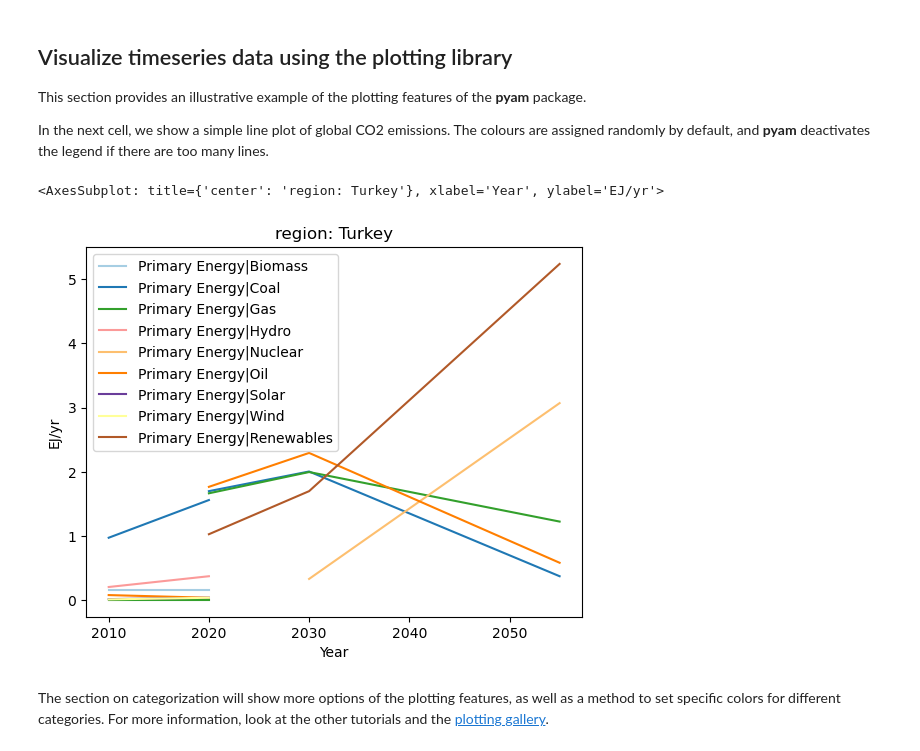
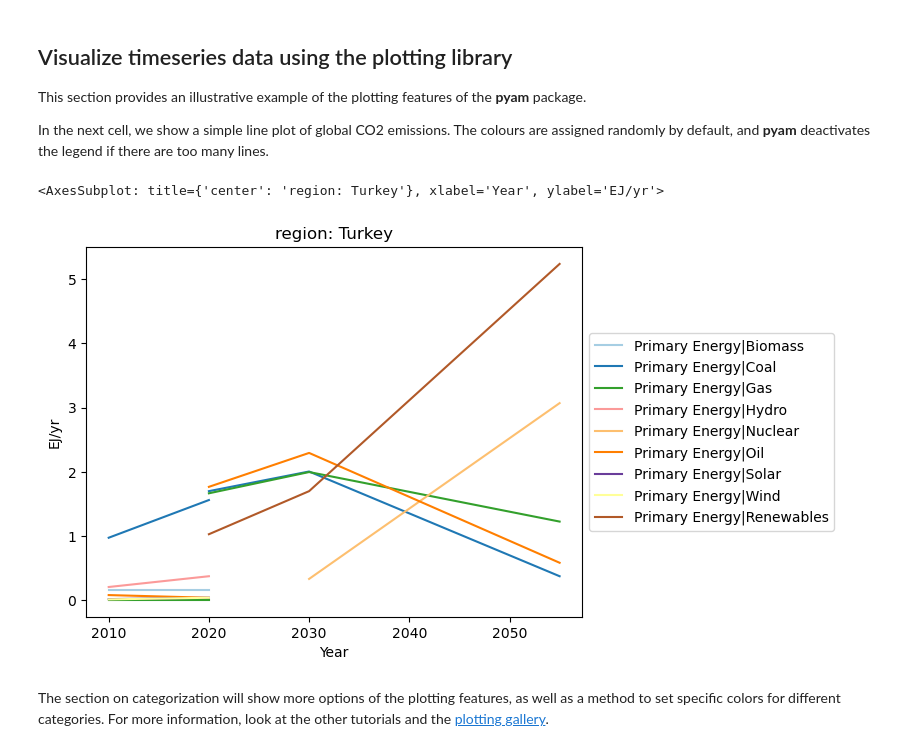
Before and after one commit to gorkemgungormetu/Turkish_energy_and_climate_pathways, a Jupyter notebook: meta_analysis.ipynb, the cells around one changed output. Cells and saved outputs as stored; diff of their text form; code cells hidden in the pictures.

```diff
--- a/meta_analysis.ipynb
+++ b/meta_analysis.ipynb
@@ -143,6 +150,7 @@ We convert the units **Mtoe/yr** and **TWh/yr** to **EJ/yr** compliant with the
 # %%
 df.convert_unit('Mtoe/yr', to='EJ/yr', inplace=True)
 df.convert_unit('TWh/yr', to='EJ/yr', inplace=True)
+df.convert_unit('MW', to='EJ/yr', inplace=True)
 # %%
 df.unit_mapping
 # %% [output]
@@ -374,11 +382,12 @@ This section provides an illustrative example of the plotting features of the **
 In the next cell, we show a simple line plot of global CO2 emissions. The colours are assigned randomly by default, and **pyam** deactivates the legend if there are too many lines.
 # %%
 %%capture --no-display
+from pyam.plotting import OUTSIDE_LEGEND
 cmap = 'Paired'
-display_df.filter(region='Turkey').plot(color='variable', cmap=cmap)
+display_df.filter(region='Turkey').plot(color='variable', cmap=cmap, legend=OUTSIDE_LEGEND['right'])
 # %% [output]
 <AxesSubplot: title={'center': 'region: Turkey'}, xlabel='Year', ylabel='EJ/yr'>
-[figure, old version]
+[figure, new version]
 # %% [markdown]
 The section on categorization will show more options of the plotting features, as well as a method to set specific colors for different categories. For more information, look at the other tutorials and the [plotting gallery](https://pyam-iamc.readthedocs.io/en/stable/gallery/index.html).
 # %% [markdown]
```
Also changed, not shown: parts of 15 cells of this notebook, 3 other files.
